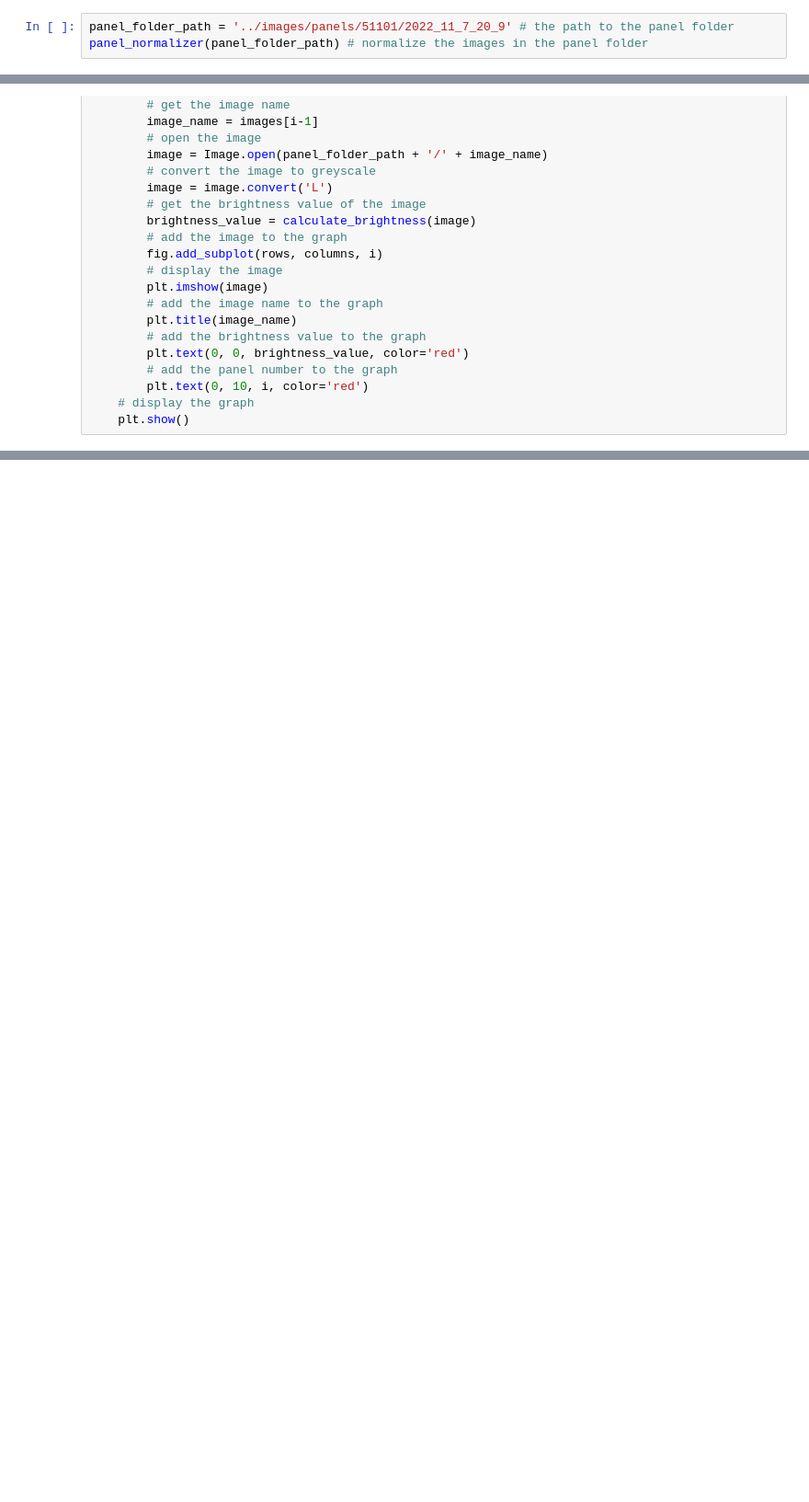
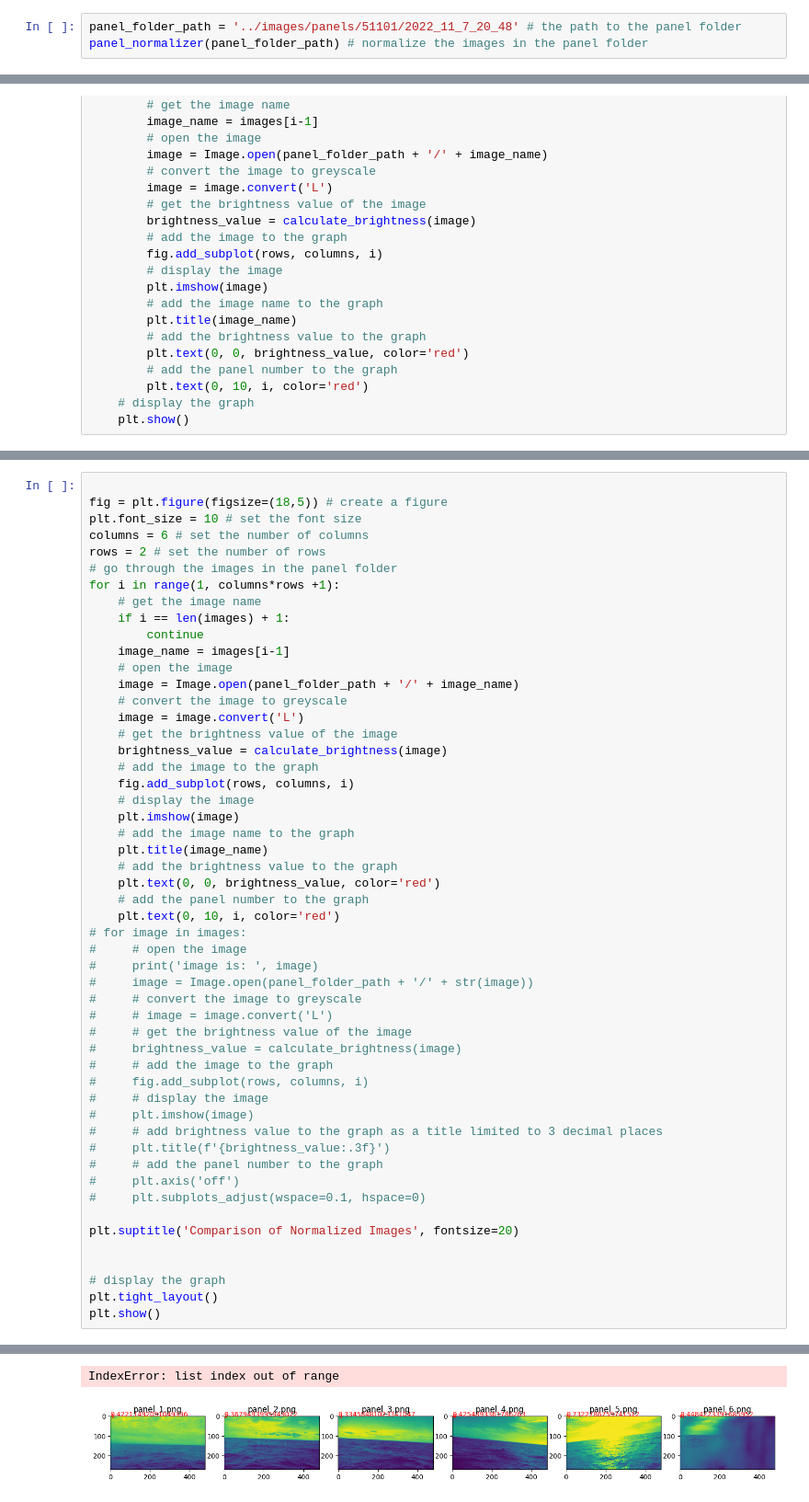
Before and after one commit to grahamwaters/PySeas, a Jupyter notebook: notebooks/full_day2.ipynb, the cells around one changed output, grey strips where cells are left out. Shown at 92% size. Saved outputs shown, nothing was run; the diff lists cells and outputs as text; blank space fills up the shorter version.

```diff
--- a/notebooks/full_day2.ipynb
+++ b/notebooks/full_day2.ipynb
@@ -486,6 +500,6 @@ display(Image.open('../images/buoys/51101/2022_11_7_20_9.jpg'))
 # %% [output]
 [figure]
 # %%
-panel_folder_path = '../images/panels/51101/2022_11_7_20_9' # the path to the panel folder
+panel_folder_path = '../images/panels/51101/2022_11_7_20_48' # the path to the panel folder
 panel_normalizer(panel_folder_path) # normalize the images in the panel folder
 # %% [output]
@@ -604,0 +610,53 @@ error in panel_normalizer make_like_benchmark() missing 2 required positional ar
+# %%
+
+fig = plt.figure(figsize=(18,5)) # create a figure
+plt.font_size = 10 # set the font size
+columns = 6 # set the number of columns
+rows = 2 # set the number of rows
+# go through the images in the panel folder
+for i in range(1, columns*rows +1):
+    # get the image name
+    if i == len(images) + 1:
+        continue
+    image_name = images[i-1]
+    # open the image
+    image = Image.open(panel_folder_path + '/' + image_name)
+    # convert the image to greyscale
+    image = image.convert('L')
+    # get the brightness value of the image
+    brightness_value = calculate_brightness(image)
+    # add the image to the graph
+    fig.add_subplot(rows, columns, i)
+    # display the image
+    plt.imshow(image)
+    # add the image name to the graph
+    plt.title(image_name)
+    # add the brightness value to the graph
+    plt.text(0, 0, brightness_value, color='red')
+    # add the panel number to the graph
+    plt.text(0, 10, i, color='red')
+# for image in images:
+#     # open the image
+#     print('image is: ', image)
+#     image = Image.open(panel_folder_path + '/' + str(image))
+#     # convert the image to greyscale
+#     # image = image.convert('L')
+#     # get the brightness value of the image
+#     brightness_value = calculate_brightness(image)
+#     # add the image to the graph
+#     fig.add_subplot(rows, columns, i)
+#     # display the image
+#     plt.imshow(image)
+#     # add brightness value to the graph as a title limited to 3 decimal places
+#     plt.title(f'{brightness_value:.3f}')
+#     # add the panel number to the graph
+#     plt.axis('off')
+#     plt.subplots_adjust(wspace=0.1, hspace=0)
+
+plt.suptitle('Comparison of Normalized Images', fontsize=20)
+
+
+# display the graph
+plt.tight_layout()
+plt.show()
+# %% [output]
@@ -605,3 +677,5 @@ error in panel_normalizer make_like_benchmark() missing 2 required positional ar
+IndexError: list index out of range
+[figure, added]
 # %%
 # display the panel for November 6, 2022 Buoy 51001
 display_panel(2022,11,6,51001)
```
Also changed, not shown: parts of 12 cells of this notebook.
